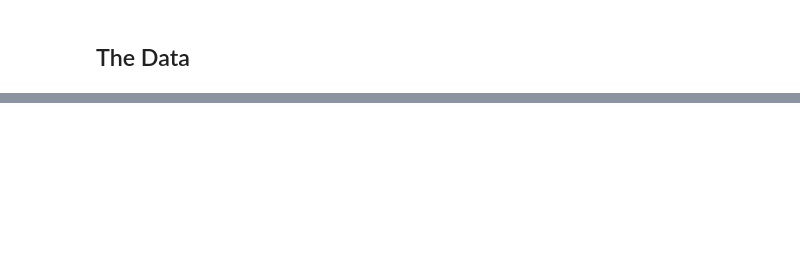
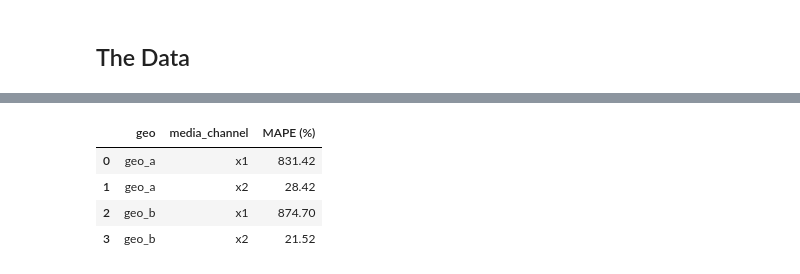
Before and after one commit to pymc-labs/mmm-param-recovery, a Jupyter notebook: combined_comparison.ipynb, the cells around one changed output, grey strips where cells are left out. Saved outputs shown, nothing was run; the diff lists cells and outputs as text; code cells hidden in the pictures; blank space fills up the shorter version.

```diff
--- a/combined_comparison.ipynb
+++ b/combined_comparison.ipynb
@@ -290,0 +690,56 @@ Max rhat: 1.0
+# %%
+def compute_mape_table(predicted_ds, true_ds):
+    """
+    Computes MAPE between predicted and true contributions for each (geo, media_channel) pair.
+
+    Parameters:
+        predicted_ds (xarray.Dataset): Dataset with dims (hdi, geo, time, media_channel)
+        true_ds (xarray.Dataset): Dataset with dims (time, geo, media_channel)
+        hdi_level (str): Which hdi level to use (default: "mean")
+
+    Returns:
+        pd.DataFrame: Table with columns: geo, media_channel, MAPE (%)
+    """
+    # Select the mean prediction
+    pred_da = predicted_ds["contribution"].sel(hdi='mean')
+    true_da = true_ds["contribution"]
+
+    results = []
+
+    for geo in pred_da.coords["geo"].values:
+        for channel in pred_da.coords["media_channel"].values:
+            try:
+                # Select predicted and true time series
+                pred = pred_da.sel(geo=geo, media_channel=channel)
+                true = true_da.sel(geo=geo, media_channel=channel)
+
+                # Convert to pandas Series indexed by time
+                pred_series = pd.Series(pred.values, index=pred.coords["time"].values)
+                true_series = pd.Series(true.values, index=true.coords["time"].values)
+                pred_series.index = pd.to_datetime(pred_series.index)
+                true_series.index = pd.to_datetime(true_series.index)
+
+                # Join and clean
+                df = pd.DataFrame({"pred": pred_series, "true": true_series}).dropna()
+                df = df[df["true"] != 0]
+
+                if not df.empty:
+                    mape = (np.abs((df["true"] - df["pred"]) / df["true"])).mean() * 100
+                    results.append({
+                        "geo": geo,
+                        "media_channel": channel,
+                        "MAPE (%)": round(mape, 2)
+                    })
+
+            except KeyError:
+                continue
+
+    return pd.DataFrame(results).sort_values(["geo", "media_channel"])
+mape_df = compute_mape_table(predicted_contributions_ds_meridian, true_contributions_ds)
+mape_df
+# %% [output]
+|  | geo | media_channel | MAPE (%) |
+| 0 | geo_a | x1 | 831.42 |
+| 1 | geo_a | x2 | 28.42 |
+| 2 | geo_b | x1 | 874.70 |
+| 3 | geo_b | x2 | 21.52 |
```
Also changed, not shown: parts of 63 cells of this notebook.
